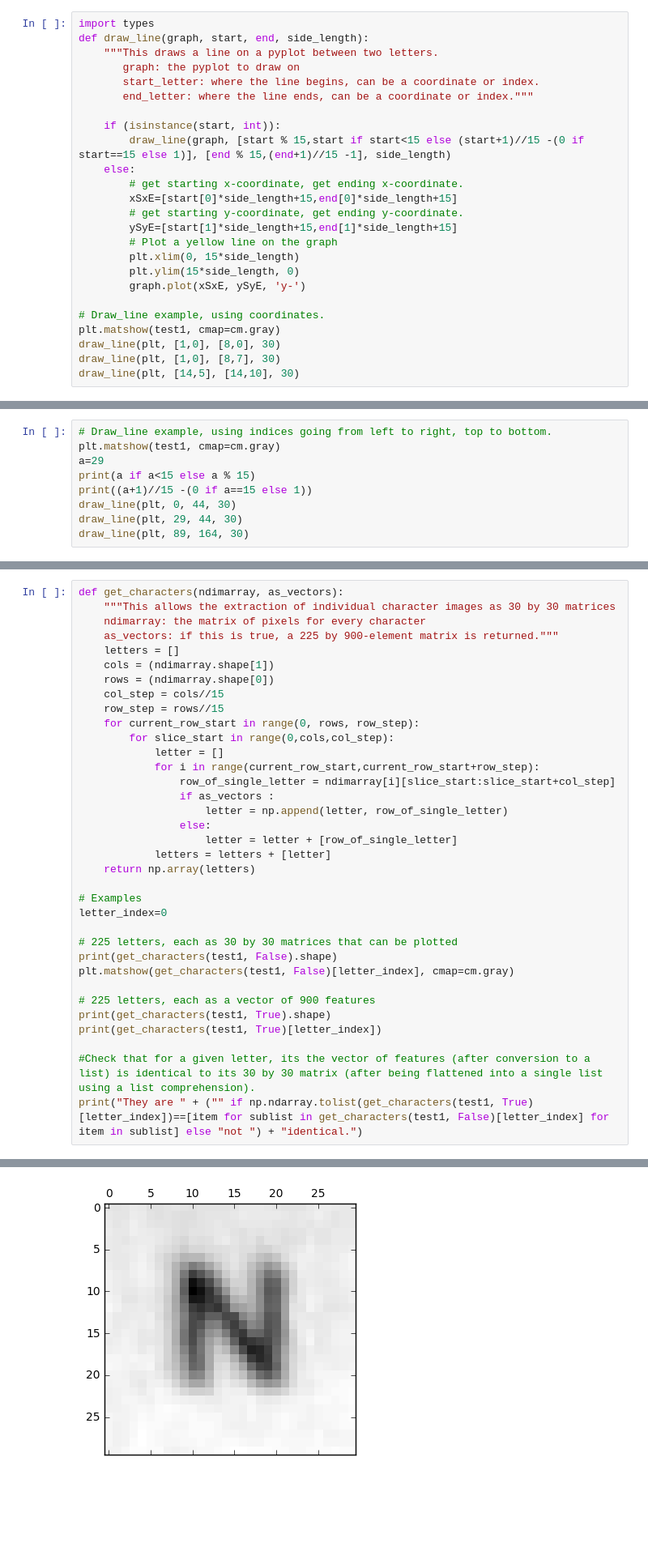
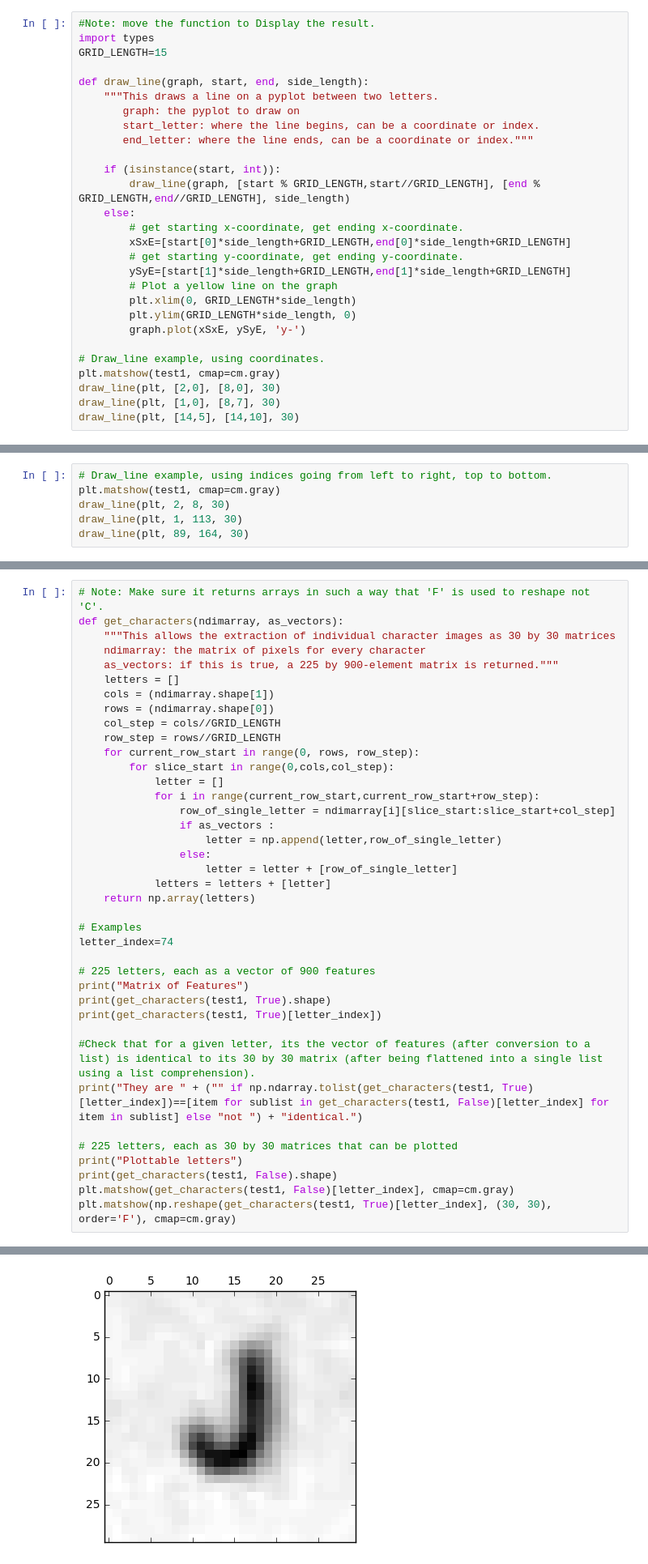
Before and after one commit to jcdhan1/assignment2, a Jupyter notebook: assignment2.ipynb, the cells around one changed output, grey strips where cells are left out. Shown at 81% size. Cells and saved outputs as stored; diff of their text form; blank space fills up the shorter version.

Commit message:
Test Labels
Test Labels
TODO: Fix 'F' and 'C'

```diff
--- a/assignment2.ipynb
+++ b/assignment2.ipynb
@@ -89,5 +94,8 @@ print(pcor)  # This should give 92% correct
 # %%
+#Note: move the function to Display the result.
 import types
+GRID_LENGTH=15
+
 def draw_line(graph, start, end, side_length):
     """This draws a line on a pyplot between two letters.
        graph: the pyplot to draw on
@@ -95,20 +103,20 @@ def draw_line(graph, start, end, side_length):
        end_letter: where the line ends, can be a coordinate or index."""
 
     if (isinstance(start, int)):
-        draw_line(graph, [start % 15,start if start<15 else (start+1)//15 -(0 if start==15 else 1)], [end % 15,(end+1)//15 -1], side_length)
+        draw_line(graph, [start % GRID_LENGTH,start//GRID_LENGTH], [end % GRID_LENGTH,end//GRID_LENGTH], side_length)
     else:
         # get starting x-coordinate, get ending x-coordinate.
-        xSxE=[start[0]*side_length+15,end[0]*side_length+15]
+        xSxE=[start[0]*side_length+GRID_LENGTH,end[0]*side_length+GRID_LENGTH]
         # get starting y-coordinate, get ending y-coordinate.
-        ySyE=[start[1]*side_length+15,end[1]*side_length+15]
+        ySyE=[start[1]*side_length+GRID_LENGTH,end[1]*side_length+GRID_LENGTH]
         # Plot a yellow line on the graph
-        plt.xlim(0, 15*side_length)
-        plt.ylim(15*side_length, 0)
+        plt.xlim(0, GRID_LENGTH*side_length)
+        plt.ylim(GRID_LENGTH*side_length, 0)
         graph.plot(xSxE, ySyE, 'y-')
 
 # Draw_line example, using coordinates.
 plt.matshow(test1, cmap=cm.gray)
-draw_line(plt, [1,0], [8,0], 30)
+draw_line(plt, [2,0], [8,0], 30)
 draw_line(plt, [1,0], [8,7], 30)
 draw_line(plt, [14,5], [14,10], 30)
 # %% [output]
@@ -116,10 +124,7 @@ draw_line(plt, [14,5], [14,10], 30)
 # %%
 # Draw_line example, using indices going from left to right, top to bottom.
 plt.matshow(test1, cmap=cm.gray)
-a=29
-print(a if a<15 else a % 15)
-print((a+1)//15 -(0 if a==15 else 1))
-draw_line(plt, 0, 44, 30)
-draw_line(plt, 29, 44, 30)
+draw_line(plt, 2, 8, 30)
+draw_line(plt, 1, 113, 30)
 draw_line(plt, 89, 164, 30)
 # %% [output]
@@ -129,4 +132,5 @@ draw_line(plt, 89, 164, 30)
 # %%
+# Note: Make sure it returns arrays in such a way that 'F' is used to reshape not 'C'.
 def get_characters(ndimarray, as_vectors):
     """This allows the extraction of individual character images as 30 by 30 matrices
     ndimarray: the matrix of pixels for every character
@@ -134,31 +138,34 @@ def get_characters(ndimarray, as_vectors):
     letters = []
     cols = (ndimarray.shape[1])
     rows = (ndimarray.shape[0])
-    col_step = cols//15
-    row_step = rows//15
+    col_step = cols//GRID_LENGTH
+    row_step = rows//GRID_LENGTH
     for current_row_start in range(0, rows, row_step):
         for slice_start in range(0,cols,col_step):
             letter = []
             for i in range(current_row_start,current_row_start+row_step):
                 row_of_single_letter = ndimarray[i][slice_start:slice_start+col_step]
                 if as_vectors :
-                    letter = np.append(letter, row_of_single_letter)
+                    letter = np.append(letter,row_of_single_letter)
                 else:
                     letter = letter + [row_of_single_letter]
             letters = letters + [letter]
     return np.array(letters)
 
 # Examples
-letter_index=0
-
-# 225 letters, each as 30 by 30 matrices that can be plotted
-print(get_characters(test1, False).shape)
-plt.matshow(get_characters(test1, False)[letter_index], cmap=cm.gray)
+letter_index=74
 
 # 225 letters, each as a vector of 900 features
+print("Matrix of Features")
 print(get_characters(test1, True).shape)
 print(get_characters(test1, True)[letter_index])
 
 #Check that for a given letter, its the vector of features (after conversion to a list) is identical to its 30 by 30 matrix (after being flattened into a single list using a list comprehension).
 print("They are " + ("" if np.ndarray.tolist(get_characters(test1, True)[letter_index])==[item for sublist in get_characters(test1, False)[letter_index] for item in sublist] else "not ") + "identical.")
+
+# 225 letters, each as 30 by 30 matrices that can be plotted
+print("Plottable letters")
+print(get_characters(test1, False).shape)
+plt.matshow(get_characters(test1, False)[letter_index], cmap=cm.gray)
+plt.matshow(np.reshape(get_characters(test1, True)[letter_index], (30, 30), order='F'), cmap=cm.gray)
 # %% [output]
@@ -182 +190 @@ They are identical.
-[figure, old version]
+[figure, new version]
```
Also changed, not shown: parts of 14 cells of this notebook.
